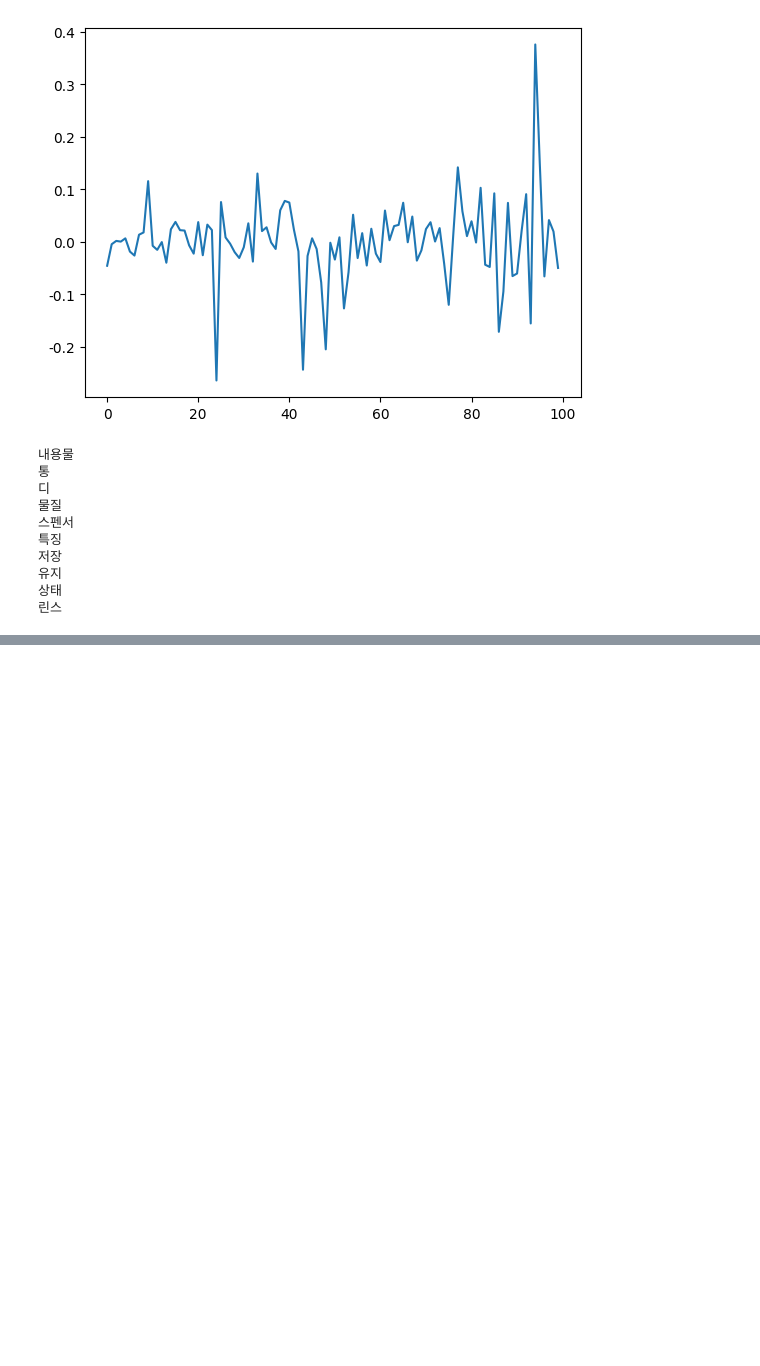
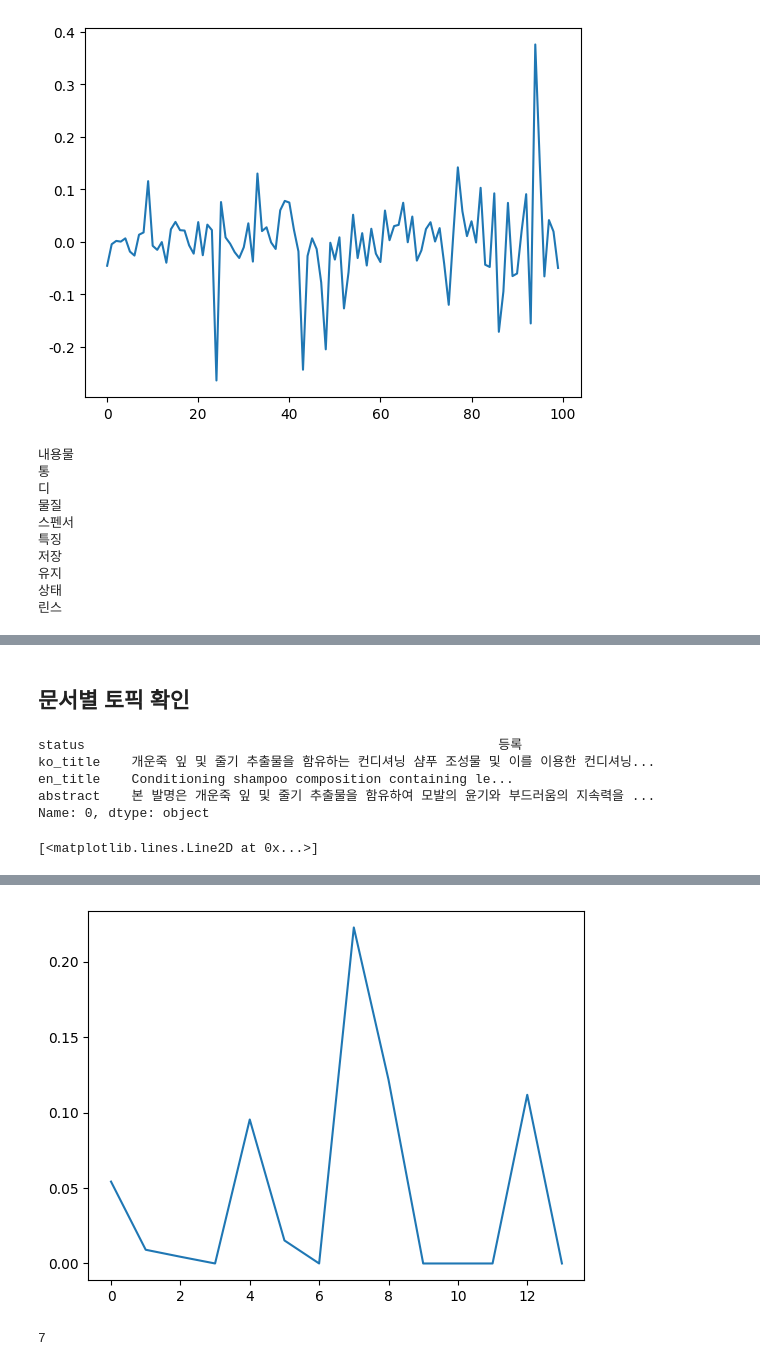
Before and after one commit to Hwijune/hackt, a Jupyter notebook: 06_TextAnalytics/04_토픽모델링.ipynb, the cells around one changed output, grey strips where cells are left out. Cells and saved outputs as stored; diff of their text form; code cells hidden in the pictures; blank space fills up the shorter version.

```diff
--- a/06_TextAnalytics/04_토픽모델링.ipynb
+++ b/06_TextAnalytics/04_토픽모델링.ipynb
@@ -296,0 +491,15 @@ for j in topic_words_idx[-1:-11:-1]:
+# %% [markdown]
+## 문서별 토픽 확인
+# %%
+doc_id = 0
+df.iloc[0]
+# %% [output]
+status                                                     등록
+ko_title    개운죽 잎 및 줄기 추출물을 함유하는 컨디셔닝 샴푸 조성물 및 이를 이용한 컨디셔닝...
+en_title    Conditioning shampoo composition containing le...
+abstract    본 발명은 개운죽 잎 및 줄기 추출물을 함유하여 모발의 윤기와 부드러움의 지속력을 ...
+Name: 0, dtype: object
+# %%
+plt.plot(doc_emb[doc_id])
+# %% [output]
+[<matplotlib.lines.Line2D at 0x...>]
@@ -296,0 +523,6 @@ for j in topic_words_idx[-1:-11:-1]:
+[figure, added]
+# %%
+topic_id = np.argmax(doc_emb[doc_id])
+topic_id
+# %% [output]
+7
```
Also changed, not shown: parts of 76 cells of this notebook.
